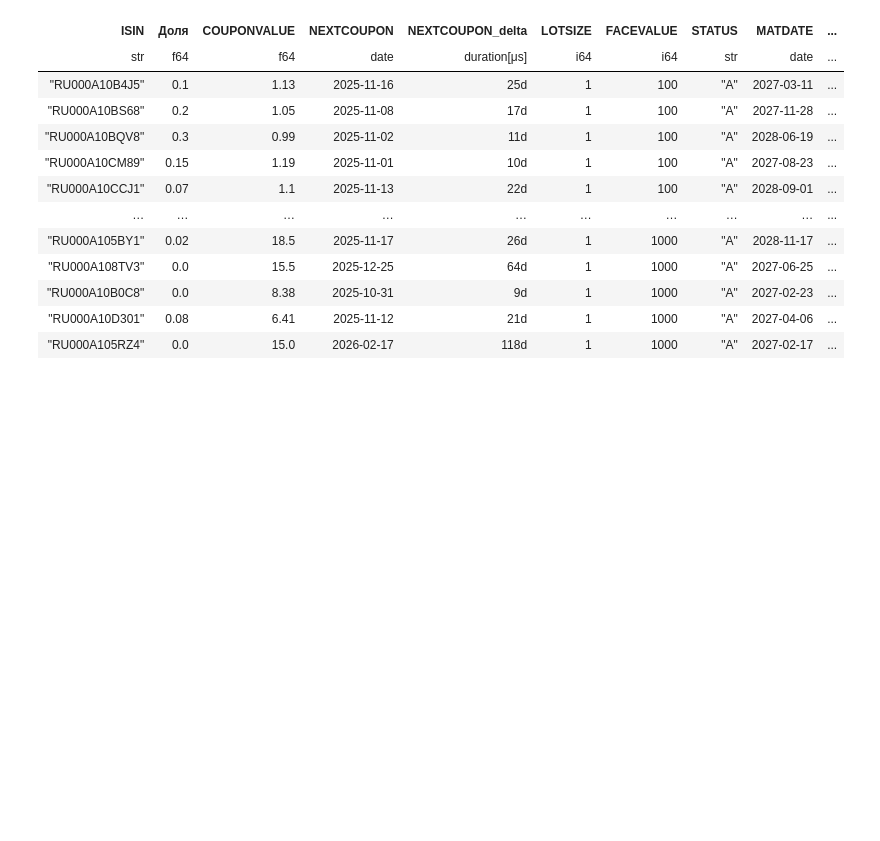
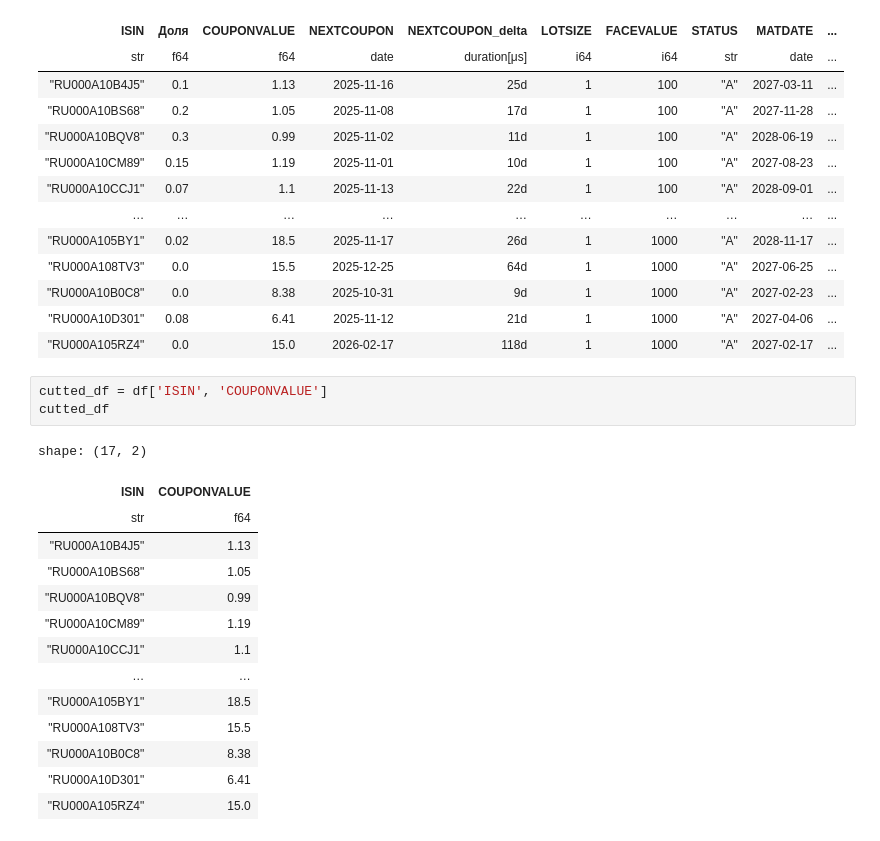
Before and after one commit to blbl-blbl/bonds_portfolio, a Jupyter notebook: bonds.ipynb, the cells around one changed output. Saved outputs shown, nothing was run; the diff lists cells and outputs as text; blank space fills up the shorter version.

```diff
--- a/bonds.ipynb
+++ b/bonds.ipynb
@@ -891,3 +945,21 @@ shape: (17, 29)
 | "RU000A10B0C8" | 0.0 | 8.38 | 2025-10-31 | 9d | 1 | 1000 | "A" | 2027-02-23 | ... |
 | "RU000A10D301" | 0.08 | 6.41 | 2025-11-12 | 21d | 1 | 1000 | "A" | 2027-04-06 | ... |
 | "RU000A105RZ4" | 0.0 | 15.0 | 2026-02-17 | 118d | 1 | 1000 | "A" | 2027-02-17 | ... |
+# %%
+cutted_df = df['ISIN', 'COUPONVALUE']
+cutted_df
+# %% [output]
+shape: (17, 2)
+| ISIN | COUPONVALUE |
+| str | f64 |
+| "RU000A10B4J5" | 1.13 |
+| "RU000A10BS68" | 1.05 |
+| "RU000A10BQV8" | 0.99 |
+| "RU000A10CM89" | 1.19 |
+| "RU000A10CCJ1" | 1.1 |
+| … | … |
+| "RU000A105BY1" | 18.5 |
+| "RU000A108TV3" | 15.5 |
+| "RU000A10B0C8" | 8.38 |
+| "RU000A10D301" | 6.41 |
+| "RU000A105RZ4" | 15.0 |
```
Also changed, not shown: parts of 3 cells of this notebook.
